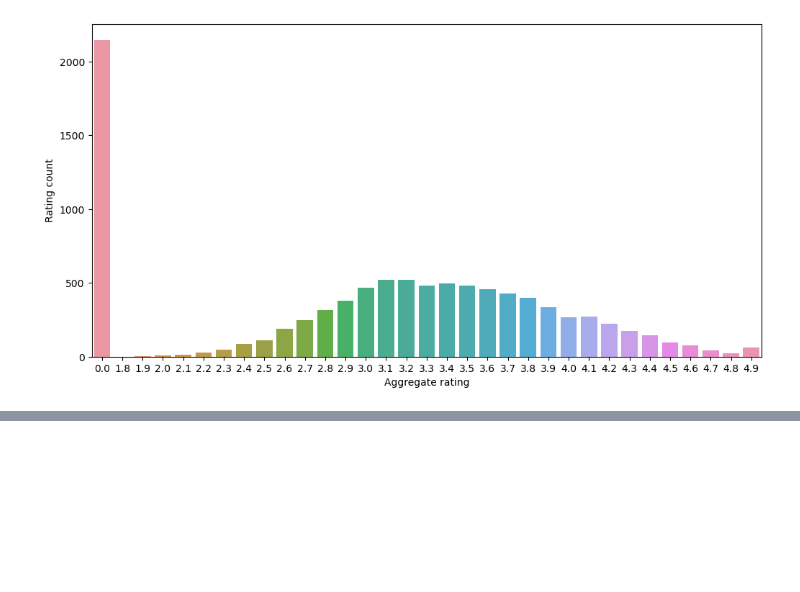
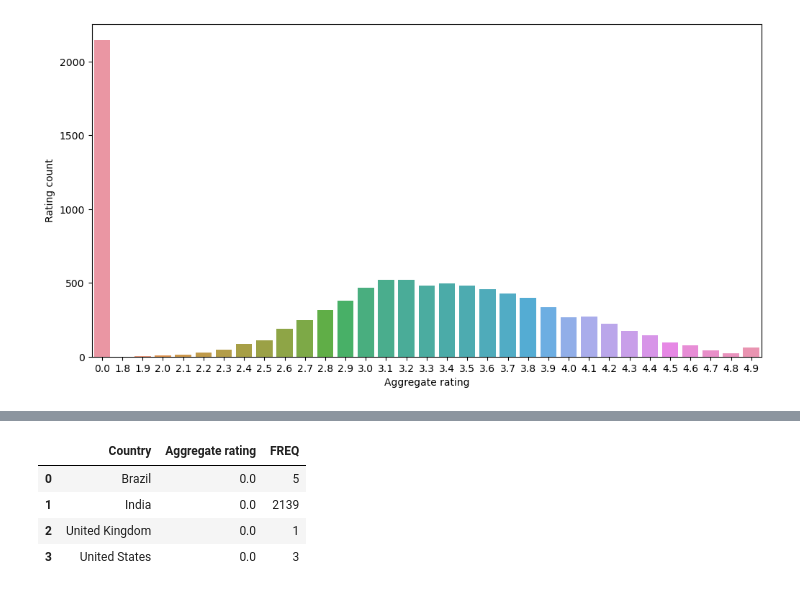
Before and after one commit to prabal-k/Python-Pandas-numpy-matplotlib-, a Jupyter notebook: Programs/EDA and Feature Engineering (Zomato dataset).ipynb, the cells around one changed output, grey strips where cells are left out. Drawn from its saved outputs; the diff is of its cells as text; code cells hidden in the pictures; blank space fills up the shorter version.

```diff
--- a/Programs/EDA and Feature Engineering (Zomato dataset).ipynb
+++ b/Programs/EDA and Feature Engineering (Zomato dataset).ipynb
@@ -352,0 +401,10 @@ sns.barplot(data=rating,x='Aggregate rating',y='Rating count')
+# %%
+# Same code for above ..but another method
+#METHOD -2 (IN this method we can diplay the "Aggregate rating" column in final output)-->Advantage
+final_df[final_df['Aggregate rating']==0].groupby(["Country","Aggregate rating"]).size().reset_index().rename(columns={0:'FREQ'})
+# %% [output]
+|  | Country | Aggregate rating | FREQ |
+| 0 | Brazil | 0.0 | 5 |
+| 1 | India | 0.0 | 2139 |
+| 2 | United Kingdom | 0.0 | 1 |
+| 3 | United States | 0.0 | 3 |
```
Also changed, not shown: parts of 5 cells of this notebook, 2 other files.
